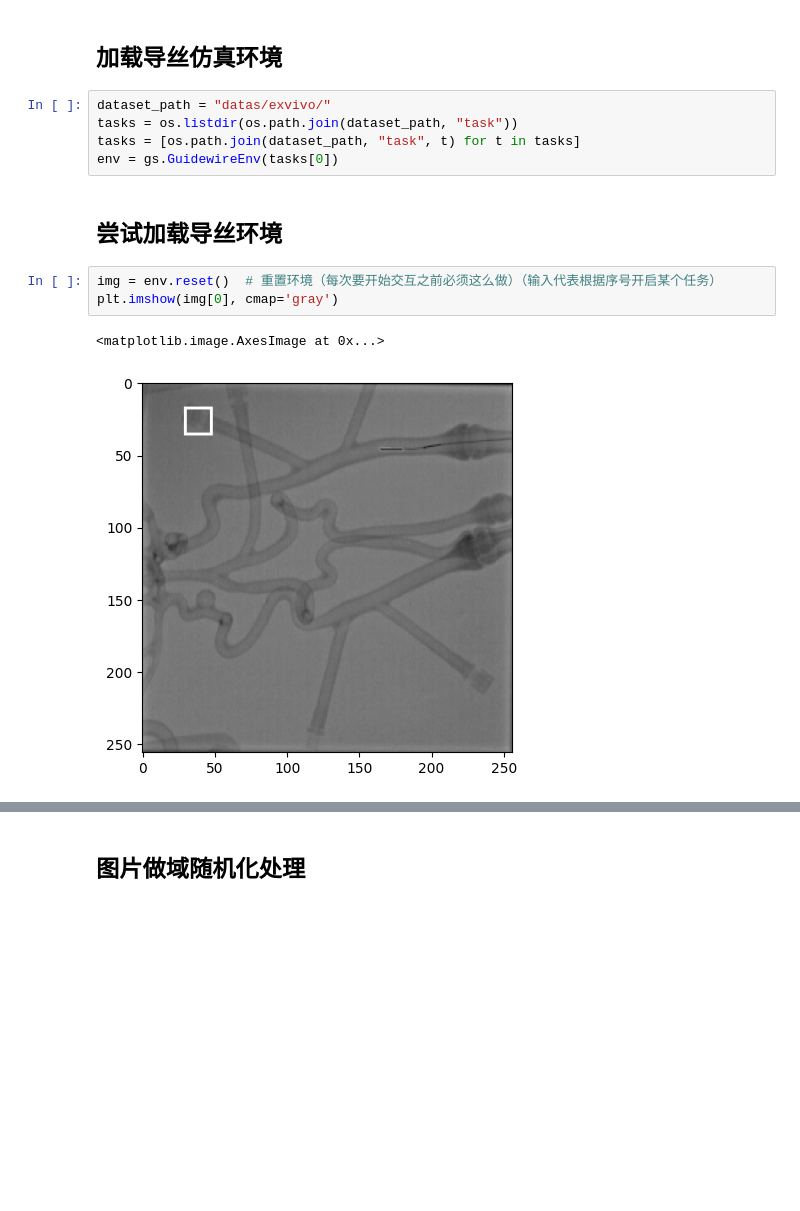
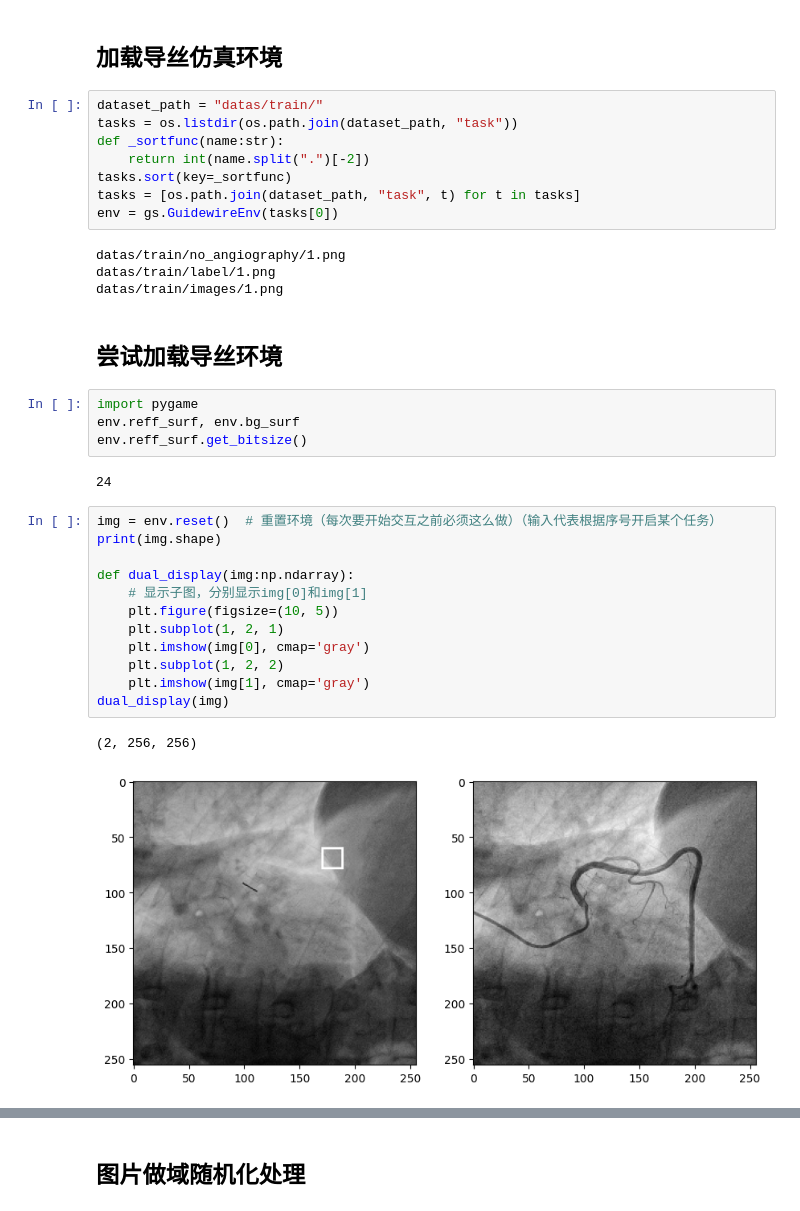
Before and after one commit to umeiko/guide-sim, a Jupyter notebook: starter.ipynb, the cells around one changed output, grey strips where cells are left out. Cells and saved outputs as stored; diff of their text form; blank space fills up the shorter version.

```diff
--- a/starter.ipynb
+++ b/starter.ipynb
@@ -34,15 +36,37 @@ def display_video(frames:list, framerate:int=30, dpi:int=70):
 # %% [markdown]
 ## 加载导丝仿真环境
 # %%
-dataset_path = "datas/exvivo/"
+dataset_path = "datas/train/"
 tasks = os.listdir(os.path.join(dataset_path, "task"))
+def _sortfunc(name:str):
+    return int(name.split(".")[-2])
+tasks.sort(key=_sortfunc)
 tasks = [os.path.join(dataset_path, "task", t) for t in tasks]
 env = gs.GuidewireEnv(tasks[0])
+# %% [output]
+datas/train/no_angiography/1.png
+datas/train/label/1.png
+datas/train/images/1.png
 # %% [markdown]
 ## 尝试加载导丝环境
-# %%
-img = env.reset()  # 重置环境（每次要开始交互之前必须这么做）（输入代表根据序号开启某个任务）
-plt.imshow(img[0], cmap='gray')
-# %% [output]
-<matplotlib.image.AxesImage at 0x...>
-[figure, removed]
+# %%
+import pygame
+env.reff_surf, env.bg_surf
+env.reff_surf.get_bitsize()
+# %% [output]
+24
+# %%
+img = env.reset()  # 重置环境（每次要开始交互之前必须这么做）（输入代表根据序号开启某个任务）
+print(img.shape)
+
+def dual_display(img:np.ndarray):
+    # 显示子图，分别显示img[0]和img[1]
+    plt.figure(figsize=(10, 5))
+    plt.subplot(1, 2, 1)
+    plt.imshow(img[0], cmap='gray')
+    plt.subplot(1, 2, 2)
+    plt.imshow(img[1], cmap='gray')
+dual_display(img)
+# %% [output]
+(2, 256, 256)
+[figure, added]
```
Also changed, not shown: parts of 10 cells of this notebook, 9 other files.
